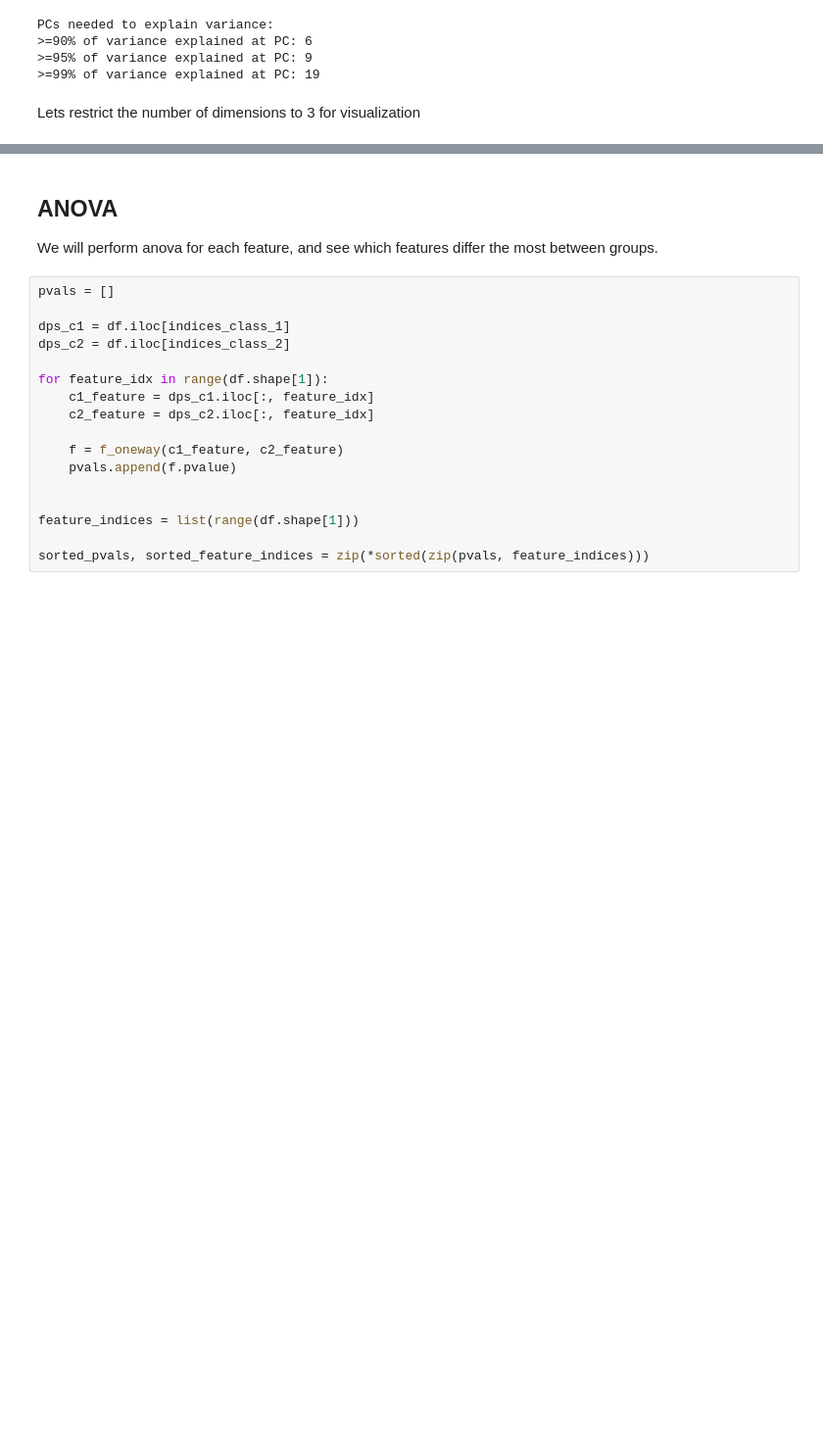
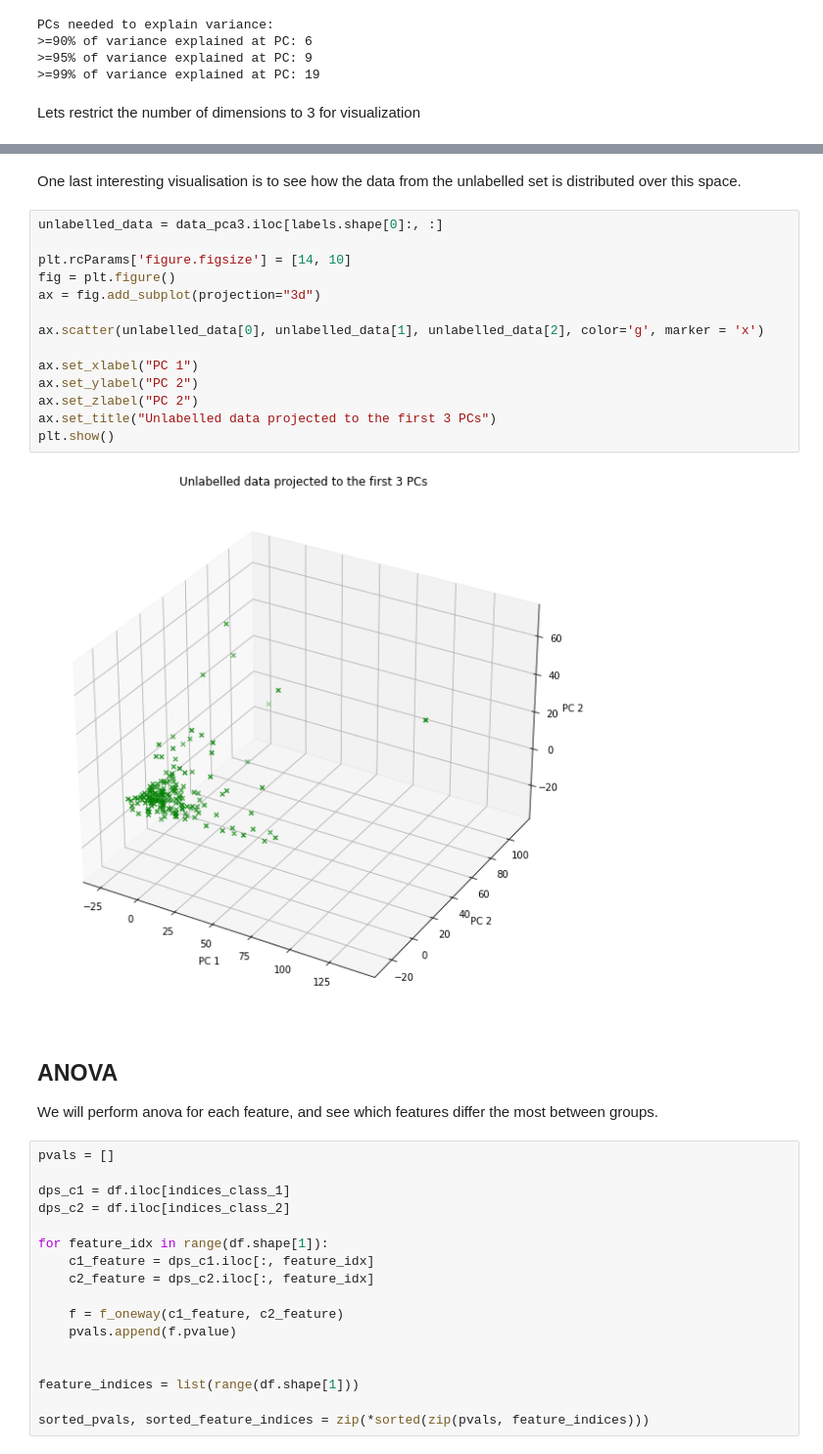
Before and after one commit to mariuscaptari/data-science-coursework, a Jupyter notebook: 3a/3a2/Exploratory_analysis_3a.ipynb, the cells around one changed output, grey strips where cells are left out. Shown at 98% size. Saved outputs shown, nothing was run; the diff lists cells and outputs as text; blank space fills up the shorter version.

```diff
--- a/3a/3a2/Exploratory_analysis_3a.ipynb
+++ b/3a/3a2/Exploratory_analysis_3a.ipynb
@@ -119,3 +122,21 @@ Variance explained by the first 3 PCs: 0.6766136653963102
+# %% [markdown]
+One last interesting visualisation is to see how the data from the unlabelled set is distributed over this space.
+# %%
+unlabelled_data = data_pca3.iloc[labels.shape[0]:, :]
+
+plt.rcParams['figure.figsize'] = [14, 10]
+fig = plt.figure()
+ax = fig.add_subplot(projection="3d")
+
+ax.scatter(unlabelled_data[0], unlabelled_data[1], unlabelled_data[2], color='g', marker = 'x')
+
+ax.set_xlabel("PC 1")
+ax.set_ylabel("PC 2")
+ax.set_zlabel("PC 2")
+ax.set_title("Unlabelled data projected to the first 3 PCs")
+plt.show()
+# %% [output]
+[figure, added]
 # %% [markdown]
 ## ANOVA
 
```
Also changed, not shown: parts of 14 cells of this notebook, 1 other file.
